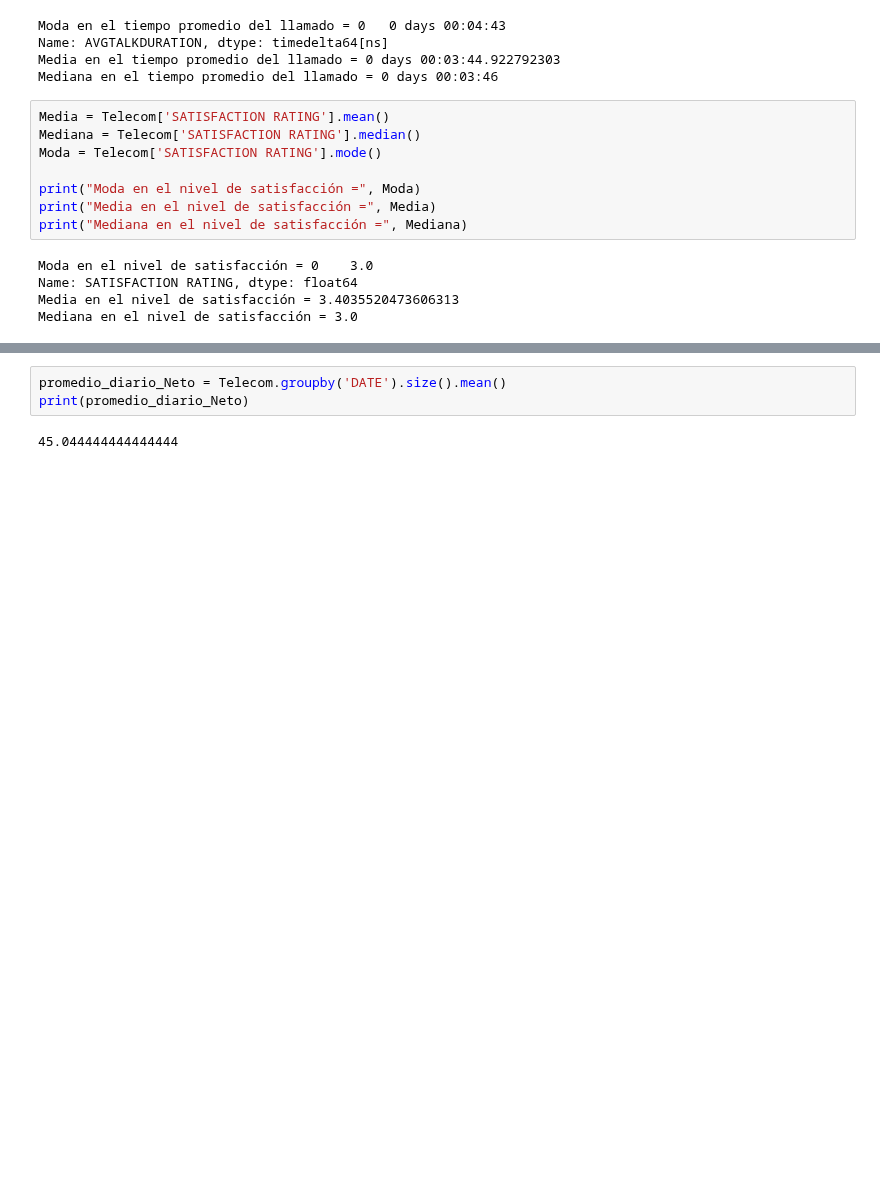
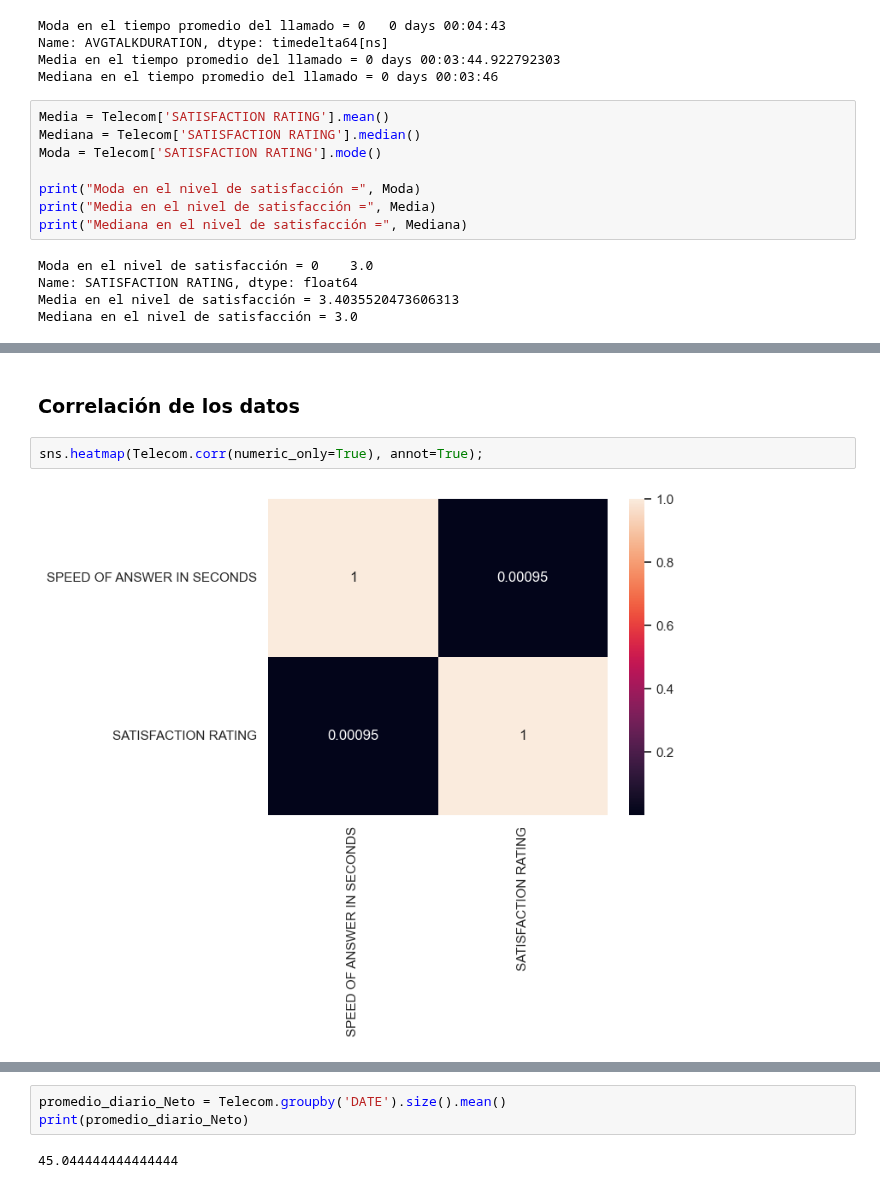
Before and after one commit to PABLOXAVIERMENDEZ/Proyecto_EDA_Pablo_Mendez, a Jupyter notebook: 4- Estadística descriptiva & As Is de los datos.ipynb, the cells around one changed output, grey strips where cells are left out. Saved outputs shown, nothing was run; the diff lists cells and outputs as text; blank space fills up the shorter version.

```diff
--- a/4- Estadística descriptiva & As Is de los datos.ipynb
+++ b/4- Estadística descriptiva & As Is de los datos.ipynb
@@ -237,0 +273,6 @@ Mediana en el nivel de satisfacción = 3.0
+# %% [markdown]
+### Correlación de los datos
+# %%
+sns.heatmap(Telecom.corr(numeric_only=True), annot=True);
+# %% [output]
+[figure, added]
```
Also changed, not shown: parts of 8 cells of this notebook.
